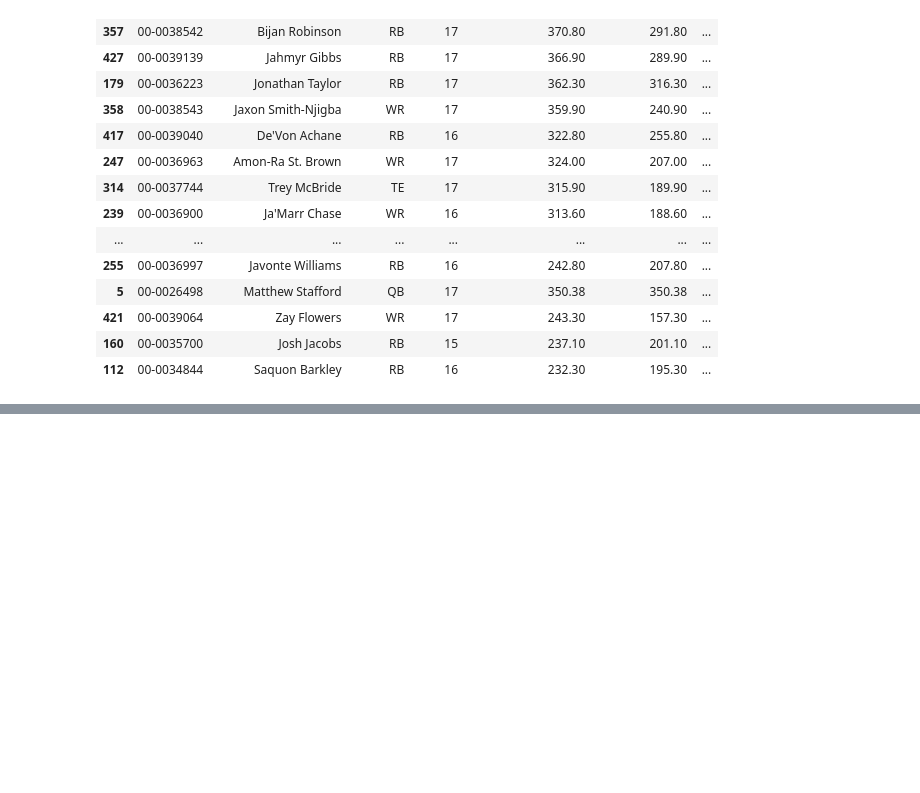
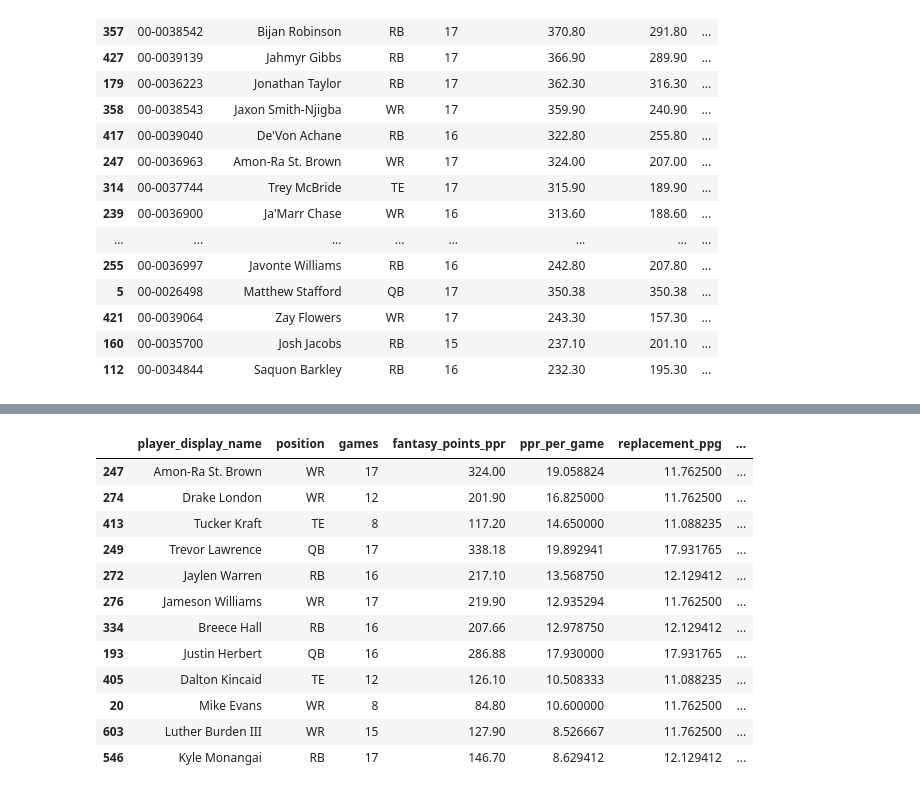
Before and after one commit to peytonfolk-bit/nfl_fantasy_projects, a Jupyter notebook: notebooks/nfl_exploration.ipynb, the cells around one changed output, grey strips where cells are left out. Cells and saved outputs as stored; diff of their text form; code cells hidden in the pictures; blank space fills up the shorter version.

```diff
--- a/notebooks/nfl_exploration.ipynb
+++ b/notebooks/nfl_exploration.ipynb
@@ -98,0 +176,62 @@ vorp_rankings.head(25)
+# %%
+min_games_for_ppg_baseline = 8
+
+season_totals["ppr_per_game"] = (
+    season_totals["fantasy_points_ppr"] / season_totals["games"]
+)
+
+replacement_ppg = {}
+
+for position, rank in replacement_levels.items():
+    position_players = (
+        season_totals[
+            (season_totals["position"] == position)
+            & (season_totals["games"] >= min_games_for_ppg_baseline)
+        ]
+        .sort_values("ppr_per_game", ascending=False)
+        .reset_index(drop=True)
+    )
+
+    replacement_ppg[position] = position_players.loc[
+        rank - 1, "ppr_per_game"
+    ]
+
+season_totals["replacement_ppg"] = season_totals["position"].map(replacement_ppg)
+season_totals["vorp_per_game"] = (
+    season_totals["ppr_per_game"] - season_totals["replacement_ppg"]
+)
+season_totals["projected_17_game_vorp"] = season_totals["vorp_per_game"] * 17
+
+game_adjusted_rankings = season_totals.sort_values(
+    "projected_17_game_vorp", ascending=False
+)
+
+my_roster_game_adjusted = game_adjusted_rankings[
+    game_adjusted_rankings["player_display_name"].isin(my_team)
+].copy()
+
+my_roster_game_adjusted[[
+    "player_display_name",
+    "position",
+    "games",
+    "fantasy_points_ppr",
+    "ppr_per_game",
+    "replacement_ppg",
+    "vorp_per_game",
+    "vorp",
+    "projected_17_game_vorp",
+]].sort_values("projected_17_game_vorp", ascending=False)
+# %% [output]
+|  | player_display_name | position | games | fantasy_points_ppr | ppr_per_game | replacement_ppg | ... |
+| 247 | Amon-Ra St. Brown | WR | 17 | 324.00 | 19.058824 | 11.762500 | ... |
+| 274 | Drake London | WR | 12 | 201.90 | 16.825000 | 11.762500 | ... |
+| 413 | Tucker Kraft | TE | 8 | 117.20 | 14.650000 | 11.088235 | ... |
+| 249 | Trevor Lawrence | QB | 17 | 338.18 | 19.892941 | 17.931765 | ... |
+| 272 | Jaylen Warren | RB | 16 | 217.10 | 13.568750 | 12.129412 | ... |
+| 276 | Jameson Williams | WR | 17 | 219.90 | 12.935294 | 11.762500 | ... |
+| 334 | Breece Hall | RB | 16 | 207.66 | 12.978750 | 12.129412 | ... |
+| 193 | Justin Herbert | QB | 16 | 286.88 | 17.930000 | 17.931765 | ... |
+| 405 | Dalton Kincaid | TE | 12 | 126.10 | 10.508333 | 11.088235 | ... |
+| 20 | Mike Evans | WR | 8 | 84.80 | 10.600000 | 11.762500 | ... |
+| 603 | Luther Burden III | WR | 15 | 127.90 | 8.526667 | 11.762500 | ... |
+| 546 | Kyle Monangai | RB | 17 | 146.70 | 8.629412 | 12.129412 | ... |
```
Also changed, not shown: parts of 12 cells of this notebook.
